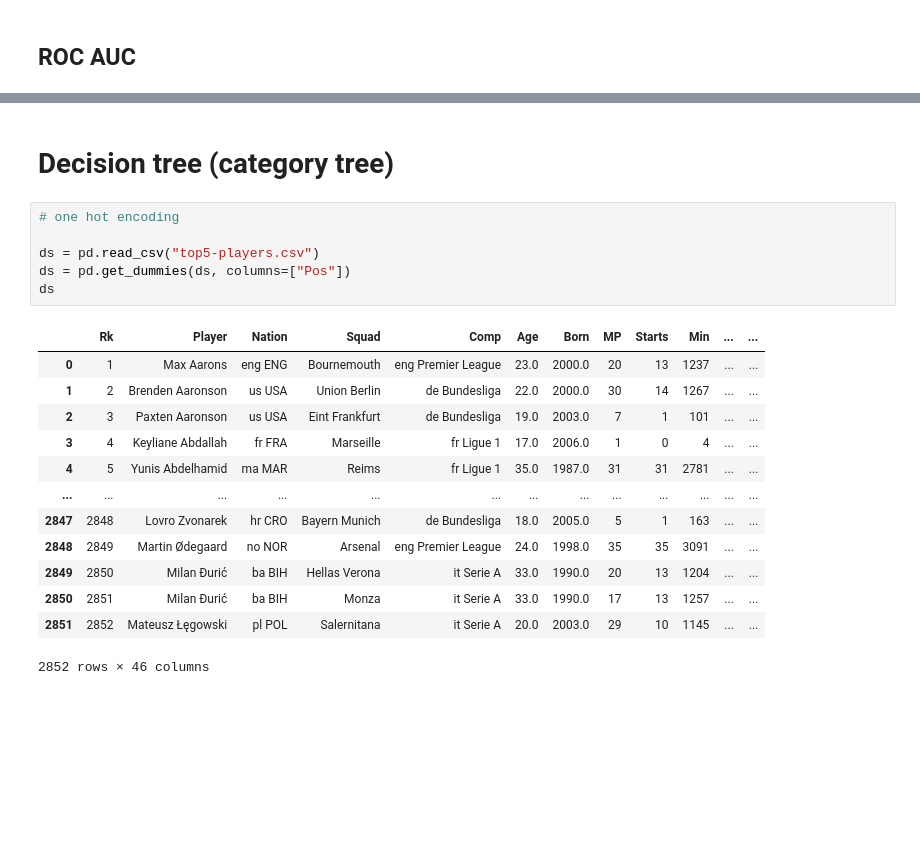
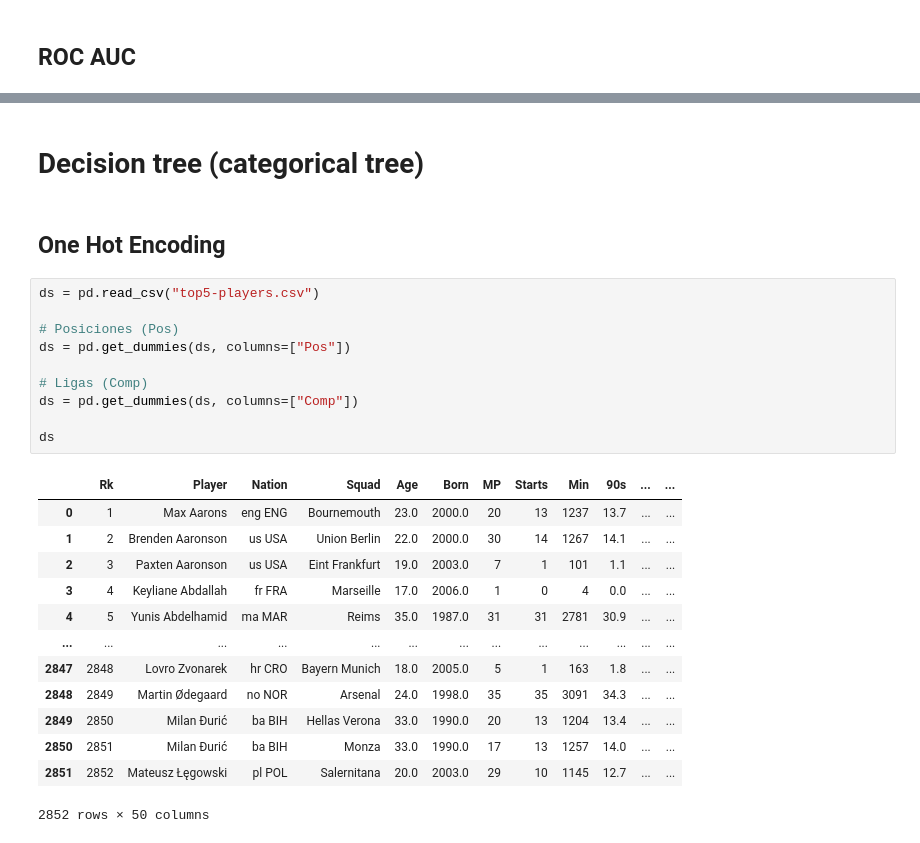
Before and after one commit to benjokapu/tpAvanzadoIA, a Jupyter notebook: analisis.ipynb, the cells around one changed output, grey strips where cells are left out. Saved outputs shown, nothing was run; the diff lists cells and outputs as text; blank space fills up the shorter version.

Commit message:
Decision tree (categorical) finished

```diff
--- a/analisis.ipynb
+++ b/analisis.ipynb
@@ -254,22 +292,28 @@ np.float64(0.6466458426297783)
 # %% [markdown]
-# Decision tree (category tree)
+# Decision tree (categorical tree)
+# %% [markdown]
+## One Hot Encoding
 # %%
-# one hot encoding
+ds = pd.read_csv("top5-players.csv")
 
-ds = pd.read_csv("top5-players.csv")
+# Posiciones (Pos)
 ds = pd.get_dummies(ds, columns=["Pos"])
+
+# Ligas (Comp)
+ds = pd.get_dummies(ds, columns=["Comp"])
+
 ds
 # %% [output]
-|  | Rk | Player | Nation | Squad | Comp | Age | Born | MP | Starts | Min | ... | ... |
-| 0 | 1 | Max Aarons | eng ENG | Bournemouth | eng Premier League | 23.0 | 2000.0 | 20 | 13 | 1237 | ... | ... |
-| 1 | 2 | Brenden Aaronson | us USA | Union Berlin | de Bundesliga | 22.0 | 2000.0 | 30 | 14 | 1267 | ... | ... |
-| 2 | 3 | Paxten Aaronson | us USA | Eint Frankfurt | de Bundesliga | 19.0 | 2003.0 | 7 | 1 | 101 | ... | ... |
-| 3 | 4 | Keyliane Abdallah | fr FRA | Marseille | fr Ligue 1 | 17.0 | 2006.0 | 1 | 0 | 4 | ... | ... |
-| 4 | 5 | Yunis Abdelhamid | ma MAR | Reims | fr Ligue 1 | 35.0 | 1987.0 | 31 | 31 | 2781 | ... | ... |
+|  | Rk | Player | Nation | Squad | Age | Born | MP | Starts | Min | 90s | ... | ... |
+| 0 | 1 | Max Aarons | eng ENG | Bournemouth | 23.0 | 2000.0 | 20 | 13 | 1237 | 13.7 | ... | ... |
+| 1 | 2 | Brenden Aaronson | us USA | Union Berlin | 22.0 | 2000.0 | 30 | 14 | 1267 | 14.1 | ... | ... |
+| 2 | 3 | Paxten Aaronson | us USA | Eint Frankfurt | 19.0 | 2003.0 | 7 | 1 | 101 | 1.1 | ... | ... |
+| 3 | 4 | Keyliane Abdallah | fr FRA | Marseille | 17.0 | 2006.0 | 1 | 0 | 4 | 0.0 | ... | ... |
+| 4 | 5 | Yunis Abdelhamid | ma MAR | Reims | 35.0 | 1987.0 | 31 | 31 | 2781 | 30.9 | ... | ... |
 | ... | ... | ... | ... | ... | ... | ... | ... | ... | ... | ... | ... | ... |
-| 2847 | 2848 | Lovro Zvonarek | hr CRO | Bayern Munich | de Bundesliga | 18.0 | 2005.0 | 5 | 1 | 163 | ... | ... |
-| 2848 | 2849 | Martin Ødegaard | no NOR | Arsenal | eng Premier League | 24.0 | 1998.0 | 35 | 35 | 3091 | ... | ... |
-| 2849 | 2850 | Milan Đurić | ba BIH | Hellas Verona | it Serie A | 33.0 | 1990.0 | 20 | 13 | 1204 | ... | ... |
-| 2850 | 2851 | Milan Đurić | ba BIH | Monza | it Serie A | 33.0 | 1990.0 | 17 | 13 | 1257 | ... | ... |
-| 2851 | 2852 | Mateusz Łęgowski | pl POL | Salernitana | it Serie A | 20.0 | 2003.0 | 29 | 10 | 1145 | ... | ... |
+| 2847 | 2848 | Lovro Zvonarek | hr CRO | Bayern Munich | 18.0 | 2005.0 | 5 | 1 | 163 | 1.8 | ... | ... |
+| 2848 | 2849 | Martin Ødegaard | no NOR | Arsenal | 24.0 | 1998.0 | 35 | 35 | 3091 | 34.3 | ... | ... |
+| 2849 | 2850 | Milan Đurić | ba BIH | Hellas Verona | 33.0 | 1990.0 | 20 | 13 | 1204 | 13.4 | ... | ... |
+| 2850 | 2851 | Milan Đurić | ba BIH | Monza | 33.0 | 1990.0 | 17 | 13 | 1257 | 14.0 | ... | ... |
+| 2851 | 2852 | Mateusz Łęgowski | pl POL | Salernitana | 20.0 | 2003.0 | 29 | 10 | 1145 | 12.7 | ... | ... |
-2852 rows × 46 columns
+2852 rows × 50 columns
```
Also changed, not shown: parts of 16 cells of this notebook.
